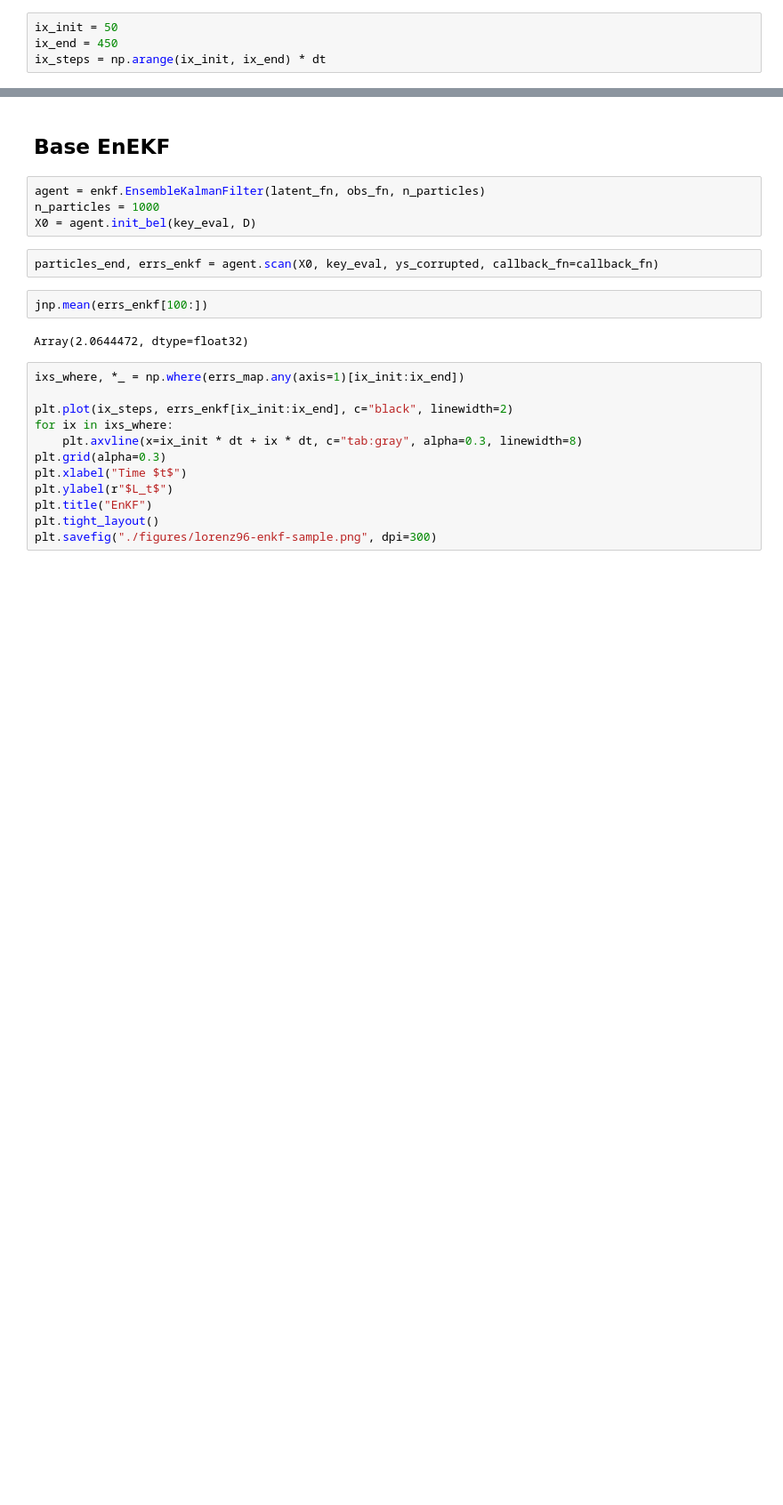
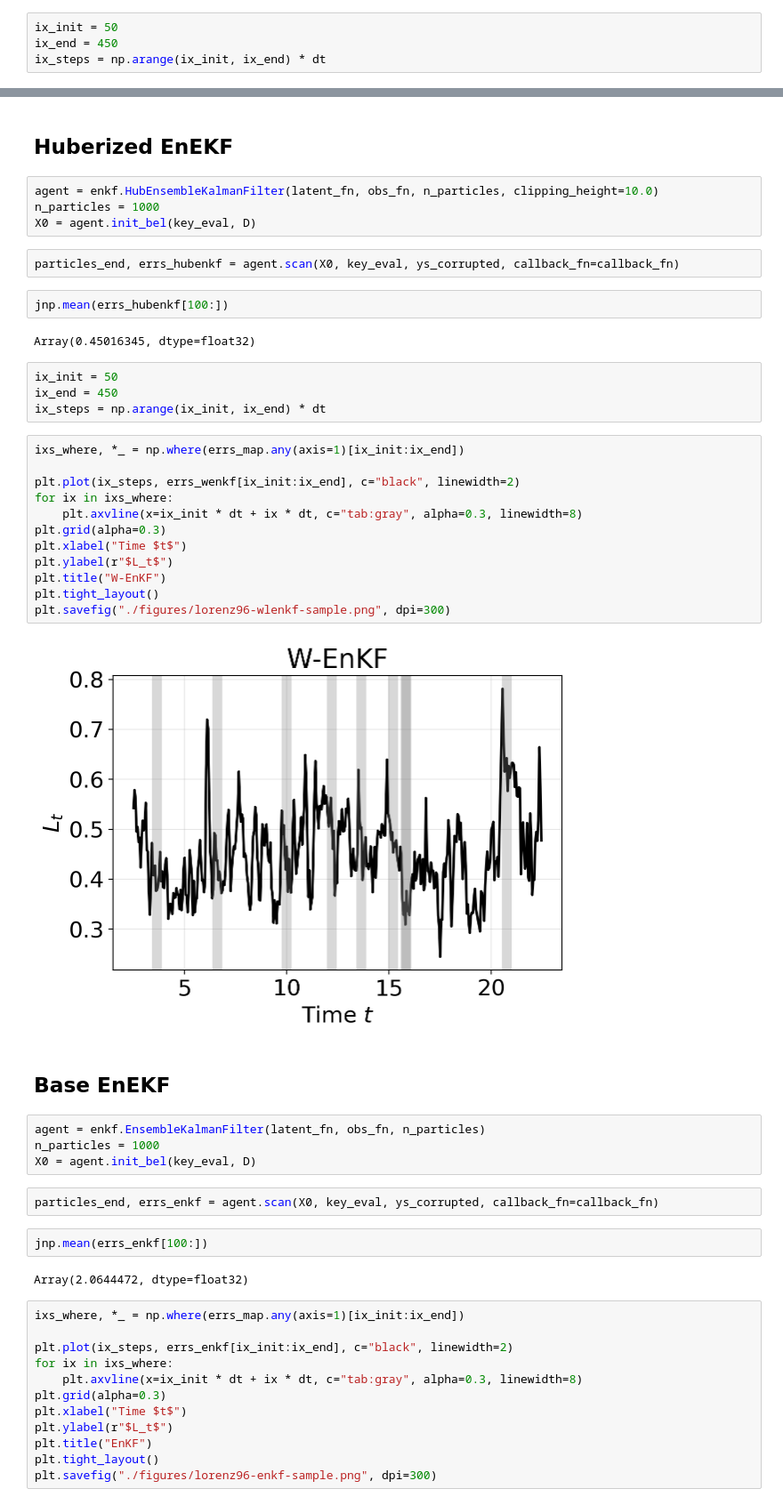
Before and after one commit to gerdm/weighted-likelihood-filter, a Jupyter notebook: experiments/ensemble-kf.ipynb, the cells around one changed output, grey strips where cells are left out. Shown at 89% size. Cells and saved outputs as stored; diff of their text form; blank space fills up the shorter version.

```diff
--- a/experiments/ensemble-kf.ipynb
+++ b/experiments/ensemble-kf.ipynb
@@ -249,3 +249,33 @@ plt.savefig("./figures/lorenz96-wlenkf-sample.png", dpi=300)
+# %% [markdown]
+## Huberized EnEKF
+# %%
+agent = enkf.HubEnsembleKalmanFilter(latent_fn, obs_fn, n_particles, clipping_height=10.0)
+n_particles = 1000
+X0 = agent.init_bel(key_eval, D)
+# %%
+particles_end, errs_hubenkf = agent.scan(X0, key_eval, ys_corrupted, callback_fn=callback_fn)
+# %%
+jnp.mean(errs_hubenkf[100:])
+# %% [output]
+Array(0.45016345, dtype=float32)
+# %%
+ix_init = 50
+ix_end = 450
+ix_steps = np.arange(ix_init, ix_end) * dt
+# %%
+ixs_where, *_ = np.where(errs_map.any(axis=1)[ix_init:ix_end])
+
+plt.plot(ix_steps, errs_wenkf[ix_init:ix_end], c="black", linewidth=2)
+for ix in ixs_where:
+    plt.axvline(x=ix_init * dt + ix * dt, c="tab:gray", alpha=0.3, linewidth=8)
+plt.grid(alpha=0.3)
+plt.xlabel("Time $t$")
+plt.ylabel(r"$L_t$")
+plt.title("W-EnKF")
+plt.tight_layout()
+plt.savefig("./figures/lorenz96-wlenkf-sample.png", dpi=300)
+# %% [output]
+[figure, added]
 # %% [markdown]
 ## Base EnEKF
 # %%
```
Also changed, not shown: parts of 28 cells of this notebook.
